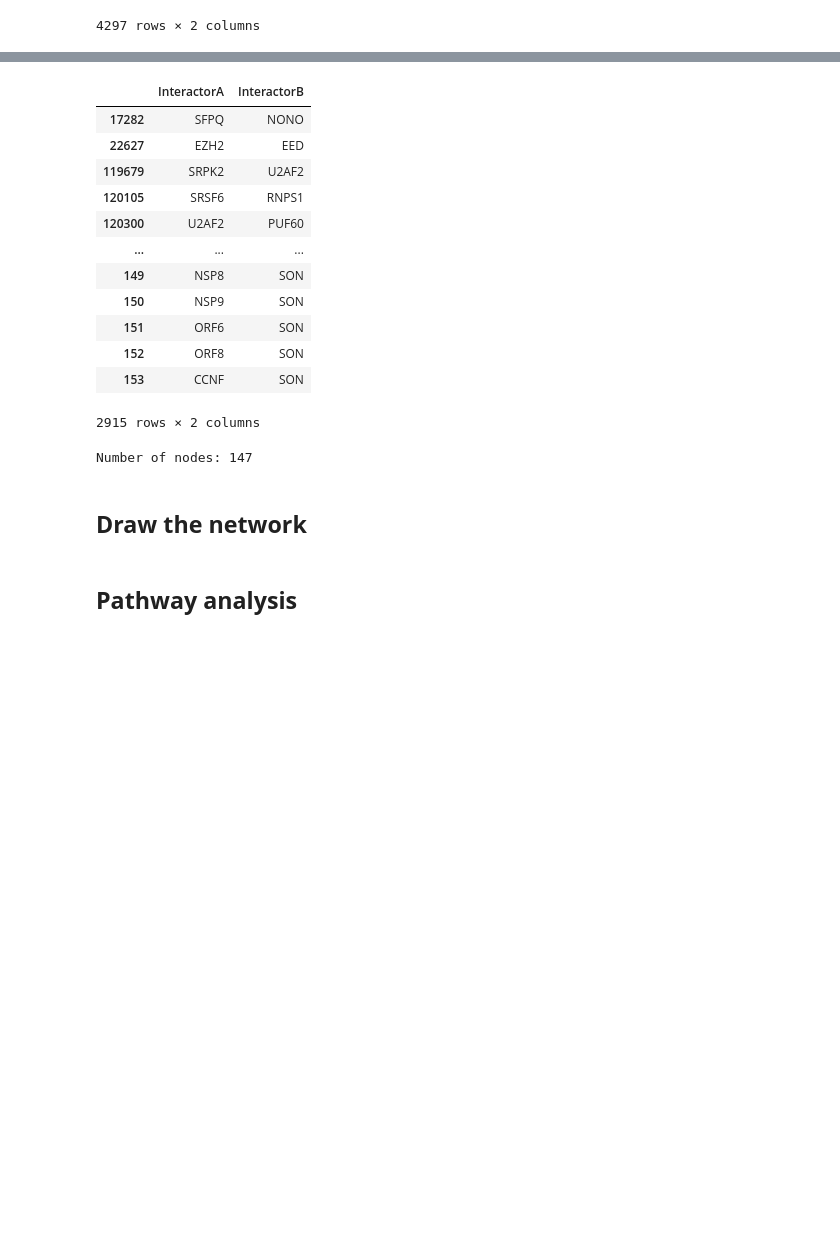
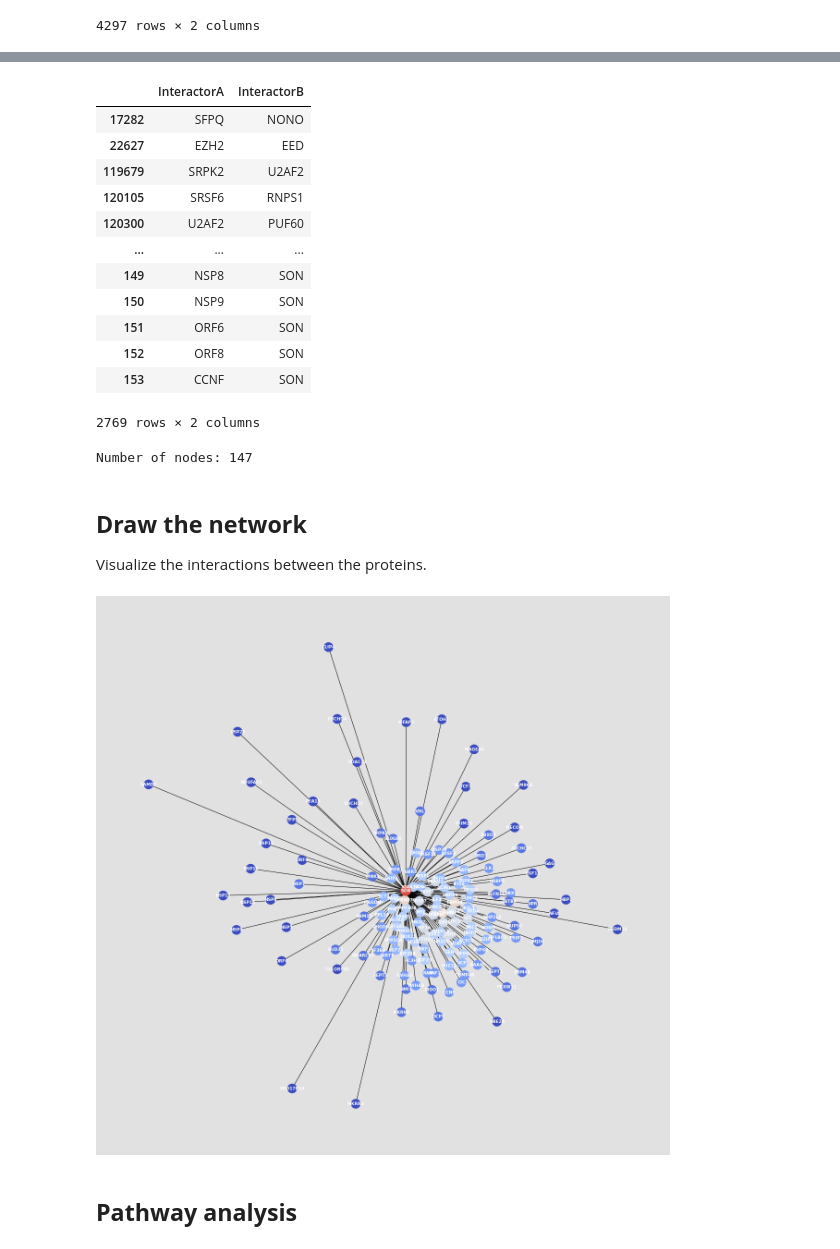
Before and after one commit to nikodallanoce/ComputationalHealthLaboratory, a Jupyter notebook: Project_CHL.ipynb, the cells around one changed output, grey strips where cells are left out. Cells and saved outputs as stored; diff of their text form; code cells hidden in the pictures; blank space fills up the shorter version.

```diff
--- a/Project_CHL.ipynb
+++ b/Project_CHL.ipynb
@@ -30,7 +41,7 @@ import pandas as pd
 import numpy as np
 from config import ACCESS_KEY, BASE_URL
 # %%
-genes = pd.read_csv("datasets/geneset.csv", sep=";")
-genes["InteractorA"] = genes["InteractorA"].str.upper()
-genes.drop_duplicates(inplace=True)
-proteins_list = list(genes["InteractorA"])
+gene_interactions = pd.read_csv("datasets/geneset.csv", sep=";")
+gene_interactions["InteractorA"] = gene_interactions["InteractorA"].str.upper()
+gene_interactions.drop_duplicates(inplace=True)
+proteins_list = list(gene_interactions["InteractorA"])  # all the proteins that interact with our starting gene
@@ -63,12 +75,12 @@ for i in range(0, len(proteins_list), step):
         end = len(proteins_list)
 
     # List of genes to search for
-    geneList = proteins_list[i:end] # ["SRPK2"]
+    gene_list = proteins_list[i:end] # ["SRPK2"]
 
     params = {
         "accesskey": ACCESS_KEY,
         "format": "json",  # Return results in TAB2 format
-        "geneList": "|".join(geneList),  # Must be | separated
+        "geneList": "|".join(gene_list),  # Must be | separated
         "searchNames": "true",  # Search against official names
         "includeInteractors": "false",  # Set to true to get any interaction involving EITHER gene, set to false to get interactions between genes
         "includeInteractorInteractions": "false",  # Set to true to get interactions between the geneList’s first order interactors
@@ -141,5 +160,5 @@ dtype: int64
 # %%
-dataset = dataset.append(genes)
+dataset = dataset.append(gene_interactions)
 dataset
 # %% [output]
 |  | InteractorA | InteractorB |
@@ -154,6 +173,6 @@ dataset
 | 151 | ORF6 | SON |
 | 152 | ORF8 | SON |
 | 153 | CCNF | SON |
-2915 rows × 2 columns
+2769 rows × 2 columns
 # %%
 nodes = dataset["InteractorA"].append(dataset["InteractorB"]).unique()
@@ -163,5 +187,6 @@ Number of nodes: 147
 # %% [markdown]
 ## **Draw the network**
+Visualize the interactions between the proteins.
 # %%
 import networkx as nx
 import matplotlib.pyplot as plt
@@ -178,20 +203,26 @@ for interaction in interactions:
 def rescale(l,newmin,newmax):
     arr = list(l)
     return [(x-min(arr))/(max(arr)-min(arr))*(newmax-newmin)+newmin for x in arr]
+
 # use the matplotlib plasma colormap
-graph_colormap = cm.get_cmap('plasma', 12)
+graph_colormap = cm.get_cmap('coolwarm', 12)
+
 # node color varies with Degree
-c = rescale([protein_graph.degree(v) for v in protein_graph],0.0,0.9)
+c = rescale([protein_graph.degree(v) for v in protein_graph], 0.0, 0.9)
 c = [graph_colormap(i) for i in c]
+
 # node size varies with betweeness centrality - map to range [10,100]
 bc = nx.betweenness_centrality(protein_graph) # betweeness centrality
-s =  rescale([v for v in bc.values()],1500,7000)
+s =  rescale([v for v in bc.values()], 400, 500)
 # %%
 pos = nx.spring_layout(protein_graph)
-plt.figure(figsize=(59,59),facecolor=[0.7,0.7,0.7,0.4])
-nx.draw_networkx(protein_graph, pos=pos, with_labels=True, node_color=c, node_size=s,font_color='white',font_weight='bold',font_size='9')
+pos = nx.
+plt.figure(figsize=(22, 22), facecolor=[0.7, 0.7, 0.7, 0.4])
+nx.draw_networkx(protein_graph, pos=pos, with_labels=True, node_color=c, edgelist=np.array(gene_interactions), node_size=s, font_color='white',font_weight='bold', font_size='9')
 plt.axis('off')
 plt.show()
+# %% [output]
+[figure, added]
 # %% [markdown]
 ## **Pathway analysis**
 # %%
```
Also changed, not shown: parts of 20 cells of this notebook, 2 other files.
